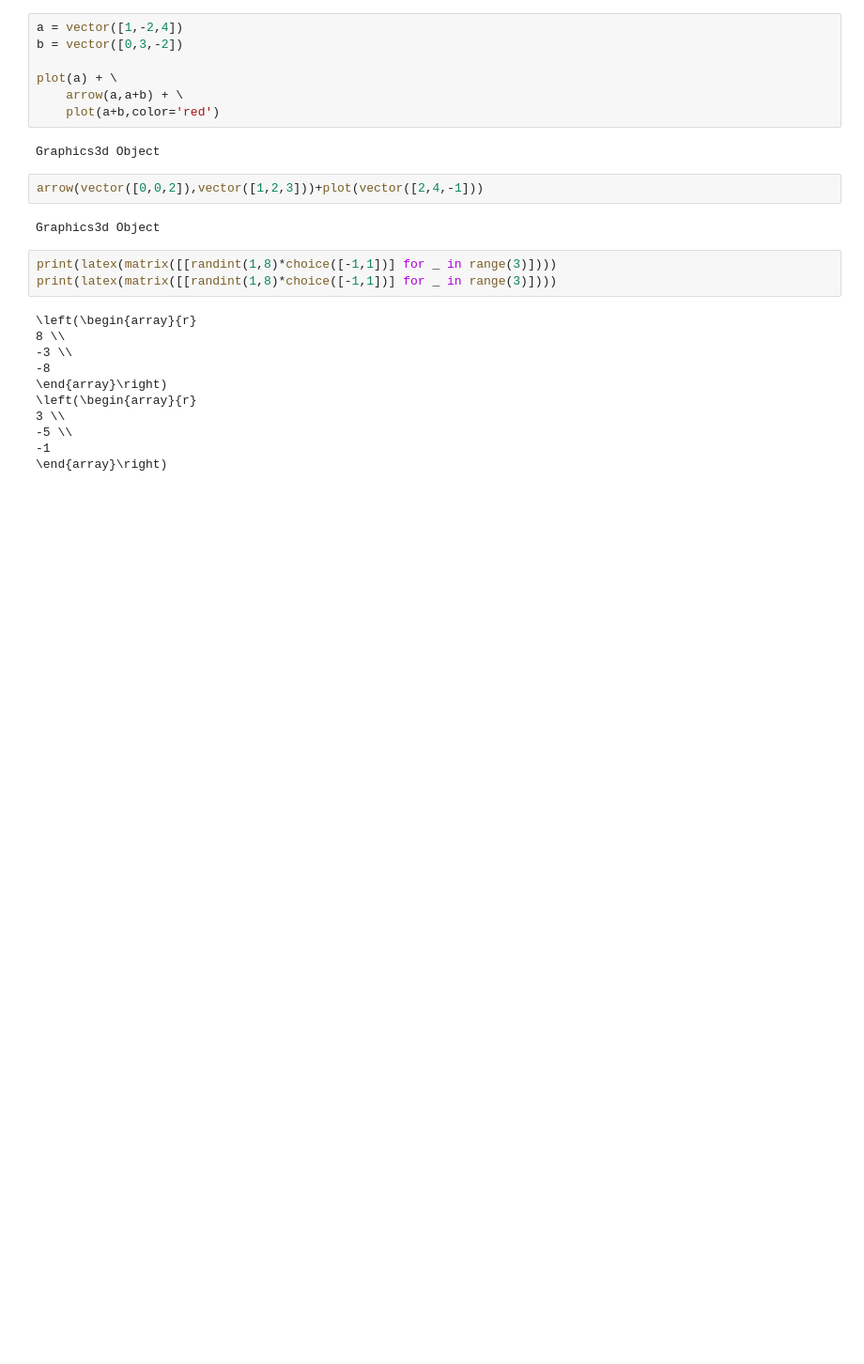
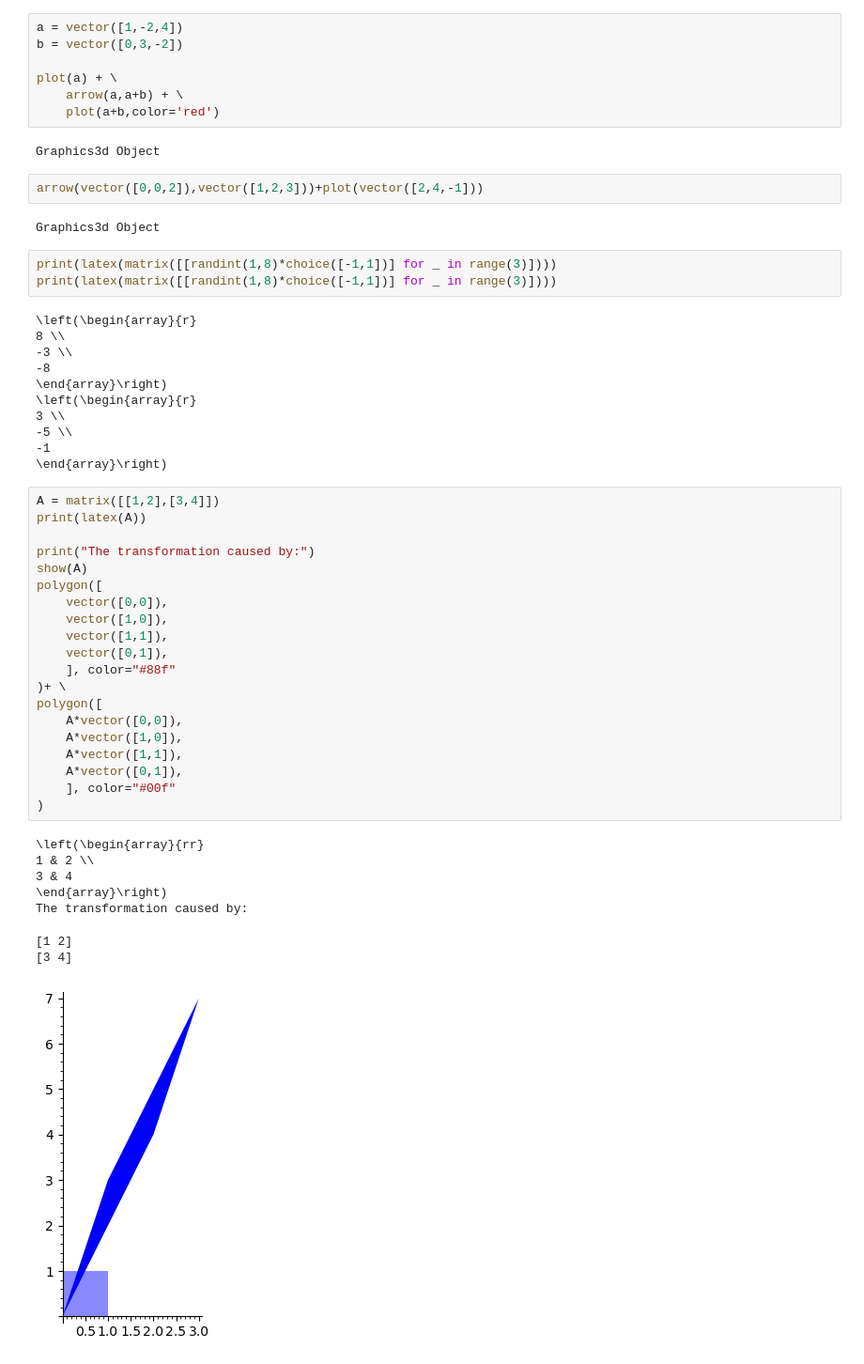
Before and after one commit to StevenClontz/exploring-math-technology, a Jupyter notebook: notebooks/sage.ipynb, the cells around one changed output. Shown: that part at 94% size. Saved outputs shown, nothing was run; the diff lists cells and outputs as text; blank space fills up the shorter version.

```diff
--- a/notebooks/sage.ipynb
+++ b/notebooks/sage.ipynb
@@ -240,3 +240,32 @@ print(latex(matrix([[randint(1,8)*choice([-1,1])] for _ in range(3)])))
 -5 \\
 -1
 \end{array}\right)
+# %%
+A = matrix([[1,2],[3,4]])
+print(latex(A))
+
+print("The transformation caused by:")
+show(A)
+polygon([
+    vector([0,0]),
+    vector([1,0]),
+    vector([1,1]),
+    vector([0,1]),
+    ], color="#88f"
+)+ \
+polygon([
+    A*vector([0,0]),
+    A*vector([1,0]),
+    A*vector([1,1]),
+    A*vector([0,1]),
+    ], color="#00f"
+)
+# %% [output]
+\left(\begin{array}{rr}
+1 & 2 \\
+3 & 4
+\end{array}\right)
+The transformation caused by:
+[1 2]
+[3 4]
+[figure, added]
```
Also changed, not shown: parts of 4 cells of this notebook.
